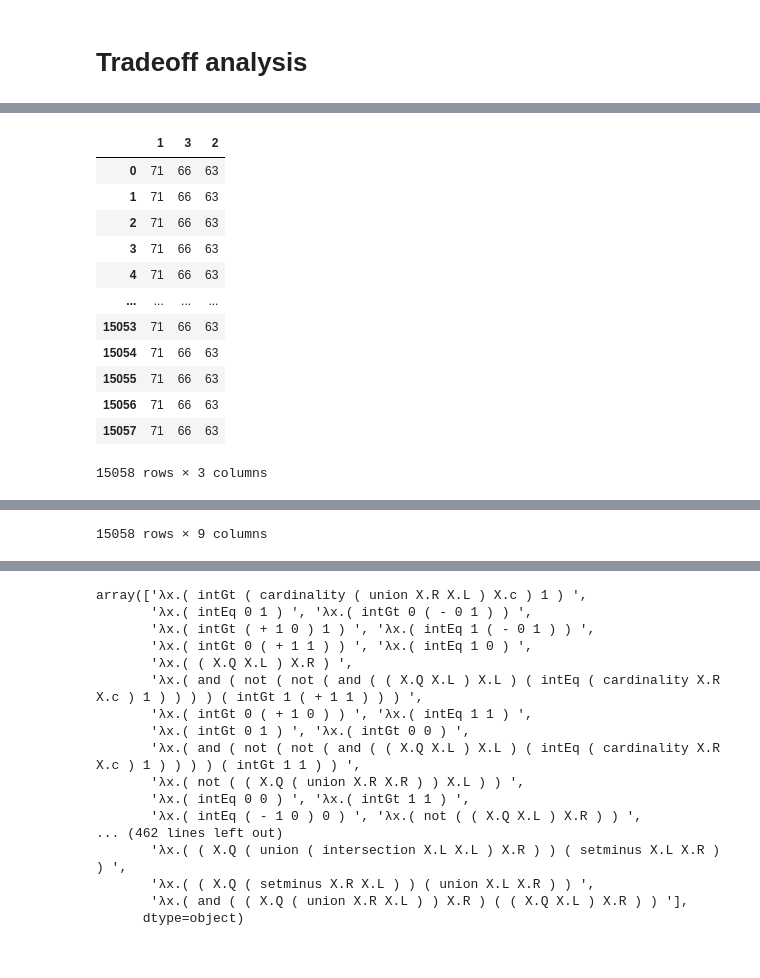
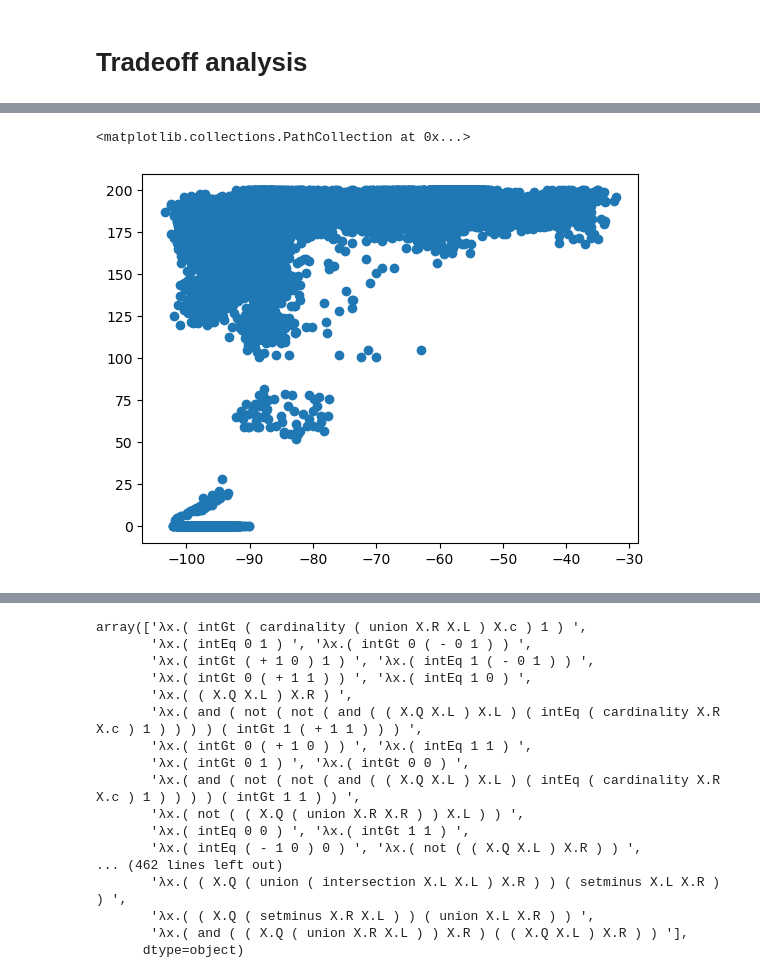
Before and after one commit to thelogicalgrammar/compositionalModes, a Jupyter notebook: analysis/quantifiers/analysis.ipynb, the cells around one changed output, grey strips where cells are left out. Saved outputs shown, nothing was run; the diff lists cells and outputs as text; code cells hidden in the pictures.

```diff
--- a/analysis/quantifiers/analysis.ipynb
+++ b/analysis/quantifiers/analysis.ipynb
@@ -228,33 +207,5 @@ df_counts = pd.DataFrame(counts)
-# %%
-df_counts
-# %% [output]
-|  | 1 | 3 | 2 |
-| 0 | 71 | 66 | 63 |
-| 1 | 71 | 66 | 63 |
-| 2 | 71 | 66 | 63 |
-| 3 | 71 | 66 | 63 |
-| 4 | 71 | 66 | 63 |
-| ... | ... | ... | ... |
-| 15053 | 71 | 66 | 63 |
-| 15054 | 71 | 66 | 63 |
-| 15055 | 71 | 66 | 63 |
-| 15056 | 71 | 66 | 63 |
-| 15057 | 71 | 66 | 63 |
-15058 rows × 3 columns
-# %%
-data_ = [
-    {
-        'h': i['hypothesis'],
-        'lik': i['likelihood'],
-        'prior': i['prior'],
-        'post': i['posterior'],
-    }
-    for i in data['topN']
-]
-
-df = pd.DataFrame(data_)
-split_df = pd.DataFrame(df['h'].str.split('|').to_list(), columns=['c', 'q1', 'q2', 'q3'])
-df = pd.concat([df, split_df], axis=1)
 # %%
-df
+plt.scatter(df['likelihood'], df['1']+df['2']+df['3'])
+
+# df[['likelihood', '1', '2', '3']]
 # %% [output]
@@ -273 +212,2 @@ df
-15058 rows × 9 columns
+<matplotlib.collections.PathCollection at 0x...>
+[figure, added]
```
Also changed, not shown: parts of 31 cells of this notebook, 5 other files.
